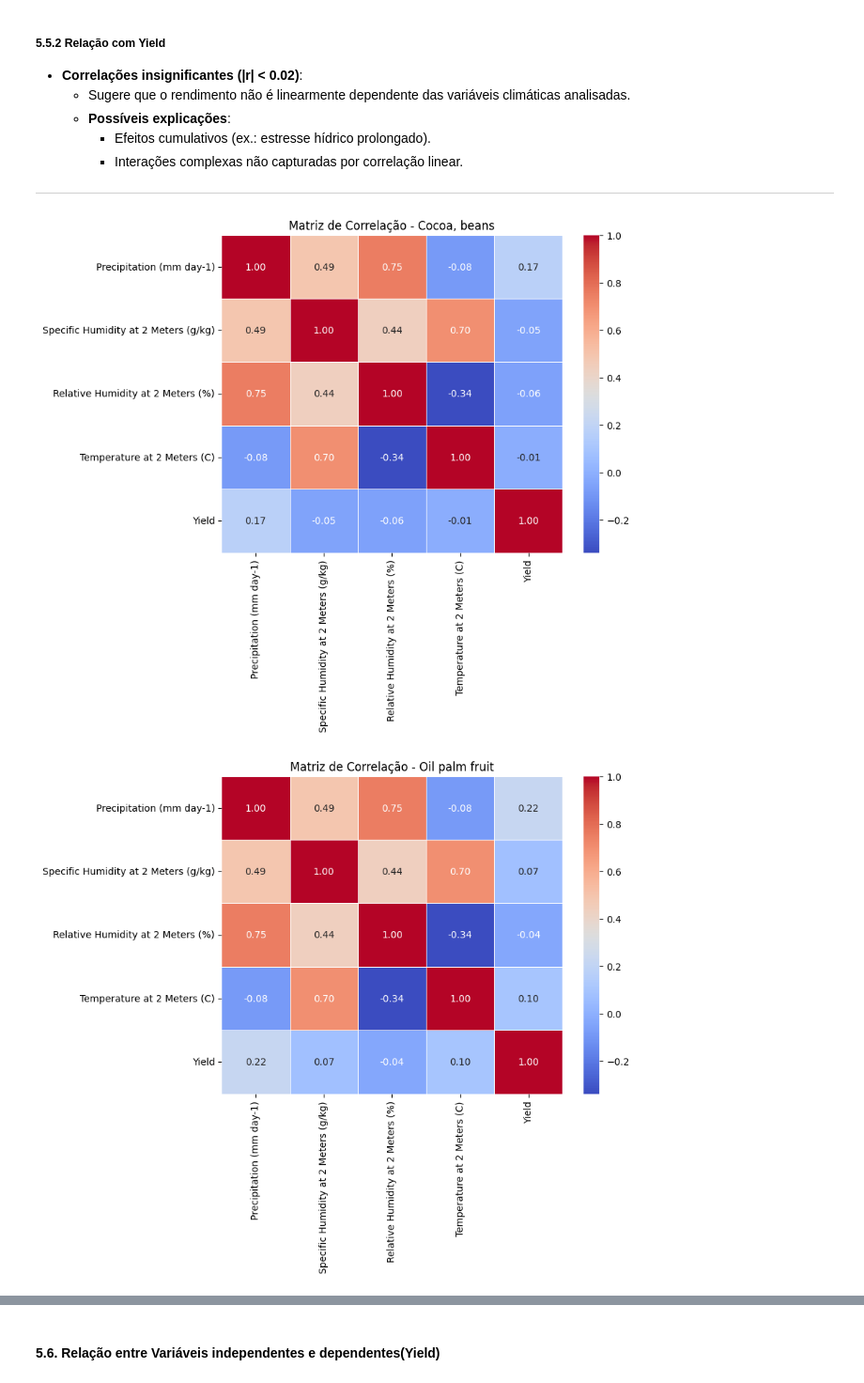
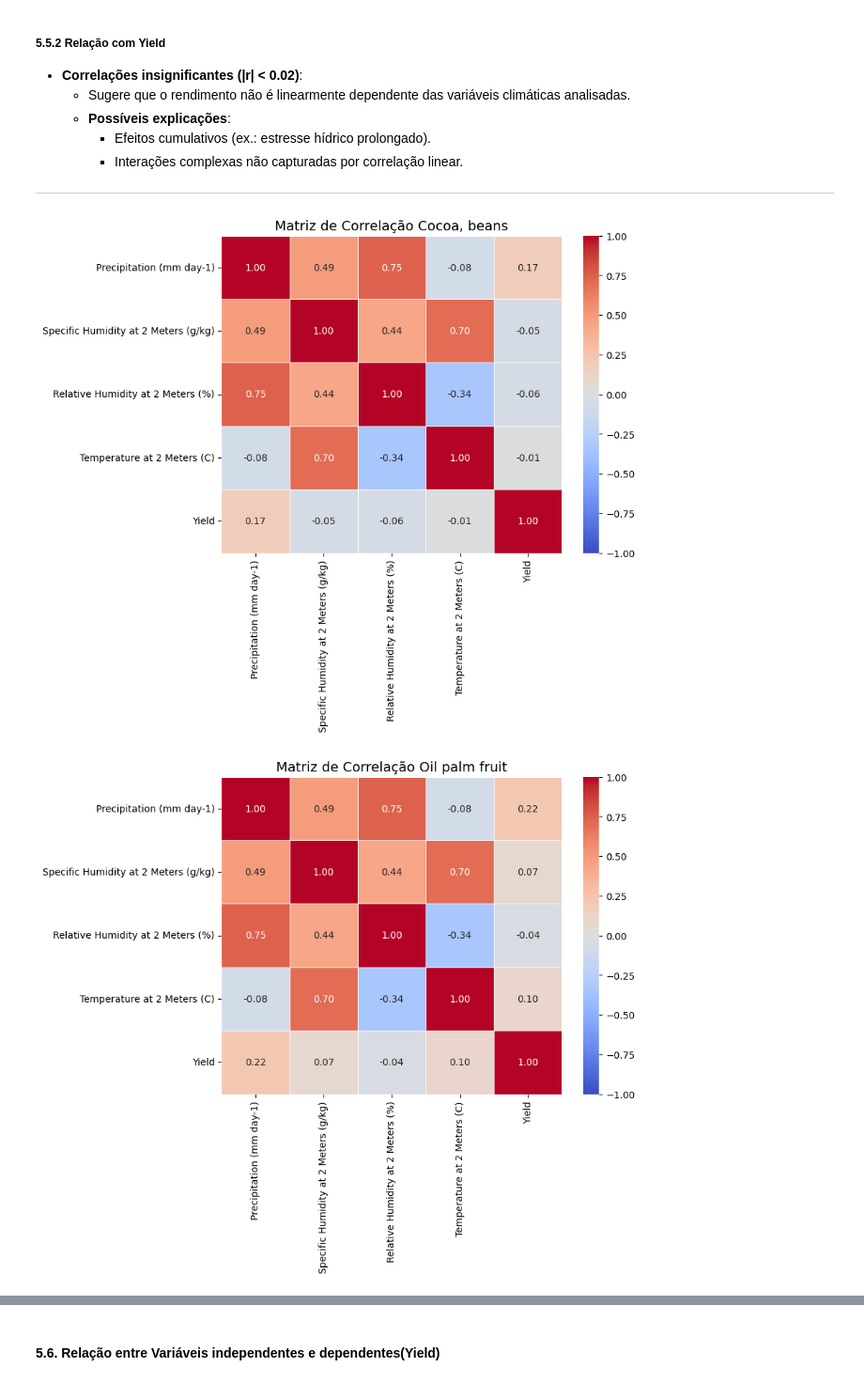
Before and after one commit to insanedays/crop_forecast, a Jupyter notebook: notebook.ipynb, the cells around one changed output, grey strips where cells are left out. Shown at 94% size. Saved outputs shown, nothing was run; the diff lists cells and outputs as text; code cells hidden in the pictures.

```diff
--- a/notebook.ipynb
+++ b/notebook.ipynb
@@ -641,15 +646,20 @@ plt.show()
 # %%
 # Criar uma matriz de correlação para cada cultura
 culturas = df["Crop"].unique()
 
 for cultura in culturas:
     plt.figure(figsize=(8, 6))
     subset = df[df["Crop"] == cultura].drop(columns=["Crop"])  # Remover a coluna categórica
     corr_matrix = subset.corr()
-
-    sns.heatmap(corr_matrix, annot=True, cmap="coolwarm", fmt=".2f", linewidths=0.5)
-    plt.title(f'Matriz de Correlação - {cultura}')
-    plt.show()
+    plt.title(f'Matriz de Correlação {cultura}', fontsize=14)
+    plot = sns.heatmap(corr_matrix, cmap='coolwarm',
+    center=0,
+    vmin=-1,
+    vmax=1,
+    annot = True
+    , fmt=".2f"
+    , linewidths=.6)
+    plot
 # %% [output]
-[figure, old version]
+[figure, new version]
-[figure, old version]
+[figure, new version]
```
Also changed, not shown: parts of 69 cells of this notebook.
